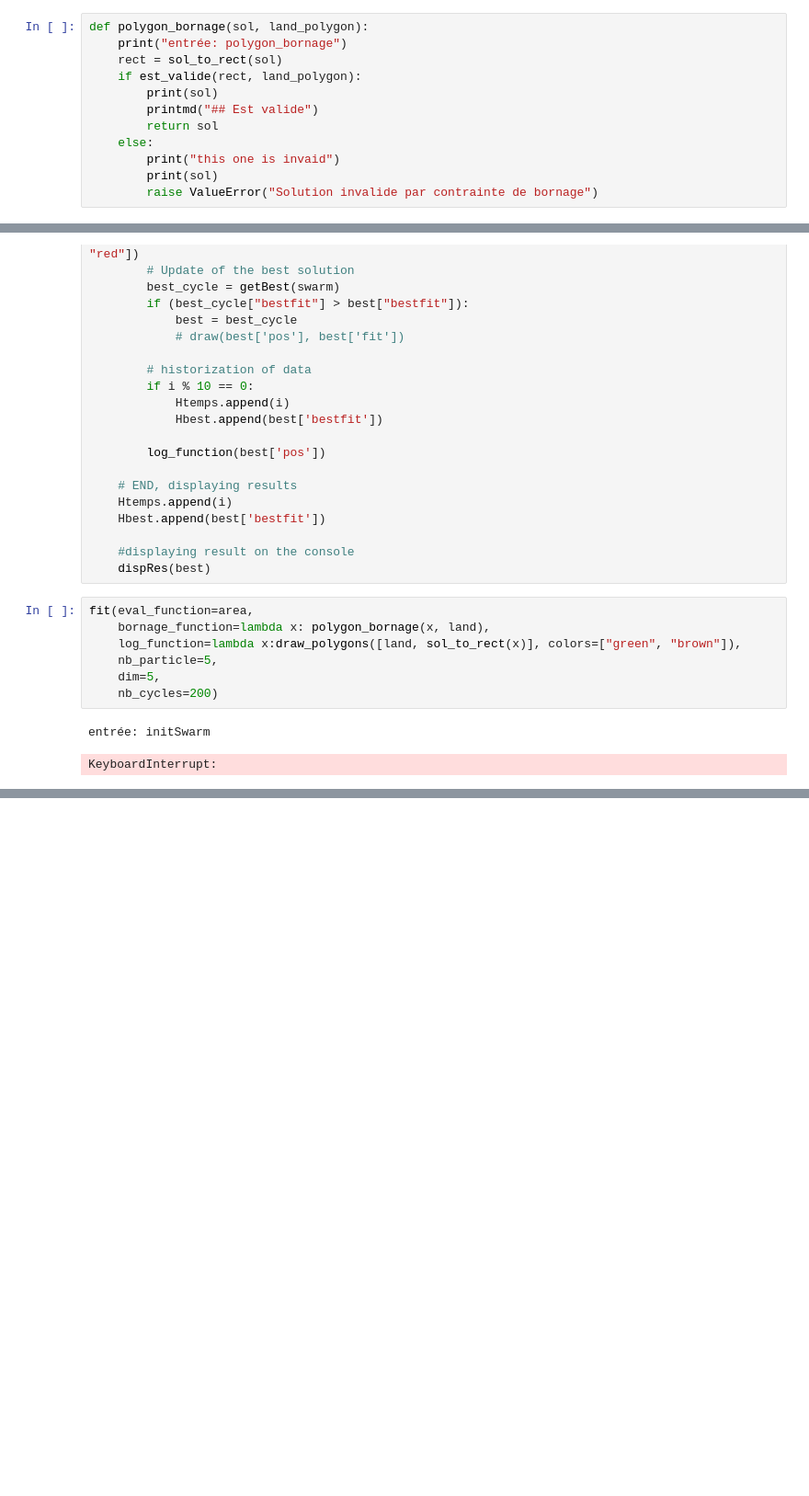
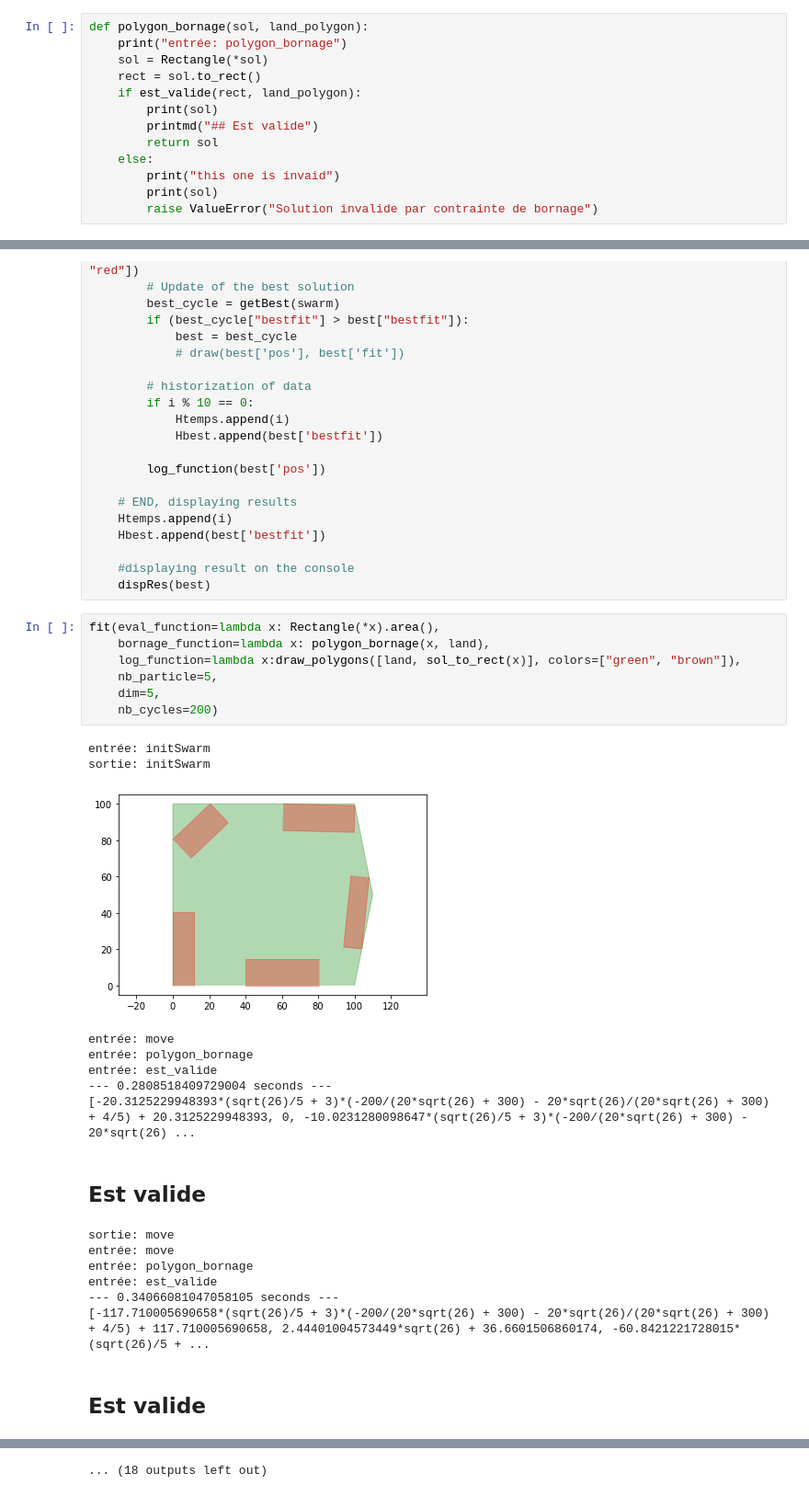
Before and after one commit to iribarnesy/optimize-house-area-on-a-land, a Jupyter notebook: PSO_rectangle.ipynb, the cells around one changed output, grey strips where cells are left out. Shown at 92% size. Saved outputs shown, nothing was run; the diff lists cells and outputs as text; blank space fills up the shorter version.

```diff
--- a/PSO_rectangle.ipynb
+++ b/PSO_rectangle.ipynb
@@ -198,7 +243,8 @@ get_bornage_search_field(land)
 # %%
 def polygon_bornage(sol, land_polygon):
     print("entrée: polygon_bornage")
-    rect = sol_to_rect(sol)
+    sol = Rectangle(*sol)
+    rect = sol.to_rect()
     if est_valide(rect, land_polygon):
         print(sol)
         printmd("## Est valide")
@@ -361,12 +433,26 @@ def fit(eval_function, bornage_function, nb_particle=Nb_particle, dim=5, nb_cycl
     #displaying result on the console
     dispRes(best)
 # %%
-fit(eval_function=area,
+fit(eval_function=lambda x: Rectangle(*x).area(),
     bornage_function=lambda x: polygon_bornage(x, land),
     log_function=lambda x:draw_polygons([land, sol_to_rect(x)], colors=["green", "brown"]),
     nb_particle=5,
     dim=5,
     nb_cycles=200)
 # %% [output]
 entrée: initSwarm
+sortie: initSwarm
+[figure, added]
-KeyboardInterrupt:
+entrée: move
+entrée: polygon_bornage
+entrée: est_valide
+--- 0.2808518409729004 seconds ---
+[-20.3125229948393*(sqrt(26)/5 + 3)*(-200/(20*sqrt(26) + 300) - 20*sqrt(26)/(20*sqrt(26) + 300) + 4/5) + 20.3125229948393, 0, -10.0231280098647*(sqrt(26)/5 + 3)*(-200/(20*sqrt(26) + 300) - 20*sqrt(26) ...
+## Est valide
+sortie: move
+entrée: move
+entrée: polygon_bornage
+entrée: est_valide
+--- 0.34066081047058105 seconds ---
+[-117.710005690658*(sqrt(26)/5 + 3)*(-200/(20*sqrt(26) + 300) - 20*sqrt(26)/(20*sqrt(26) + 300) + 4/5) + 117.710005690658, 2.44401004573449*sqrt(26) + 36.6601506860174, -60.8421221728015*(sqrt(26)/5 + ...
+## Est valide
@@ -372,0 +480 @@ KeyboardInterrupt:
+... (18 outputs left out)
```
Also changed, not shown: parts of 10 cells of this notebook.
